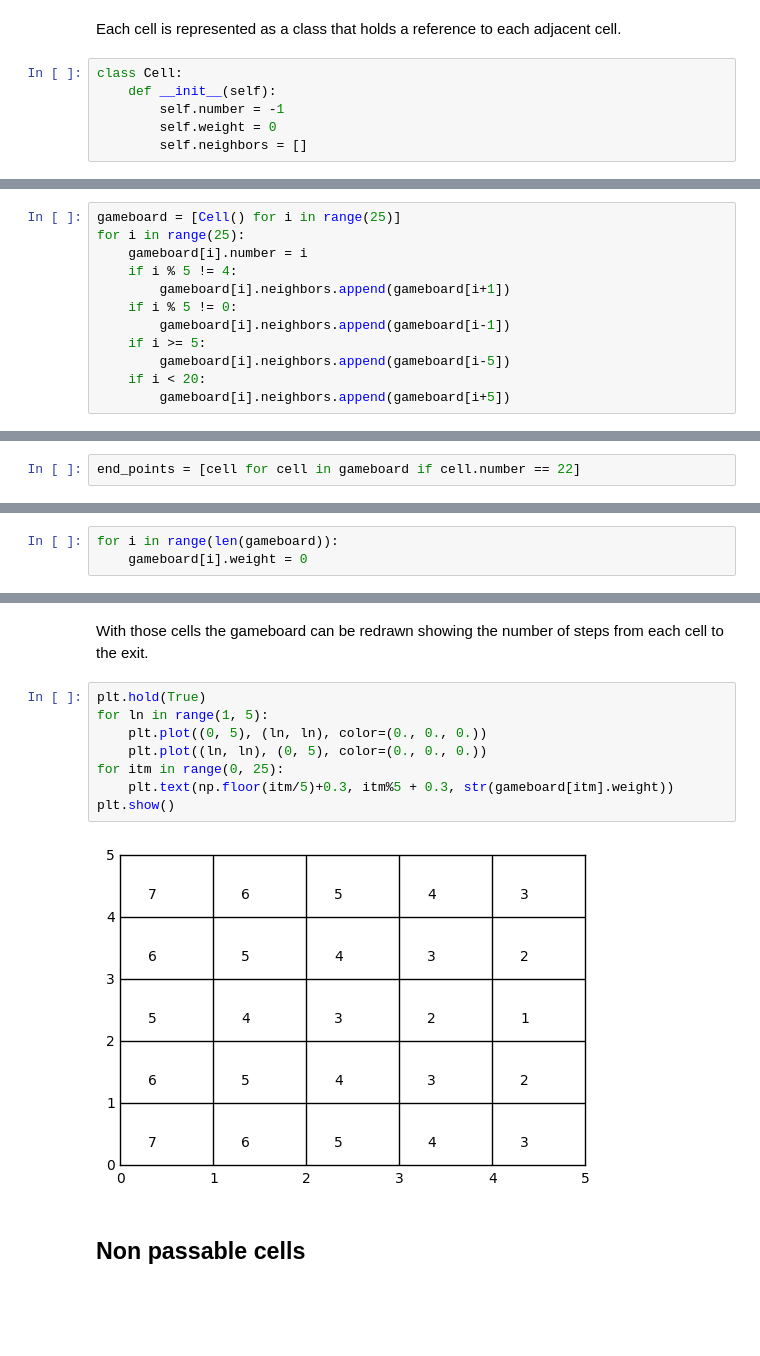
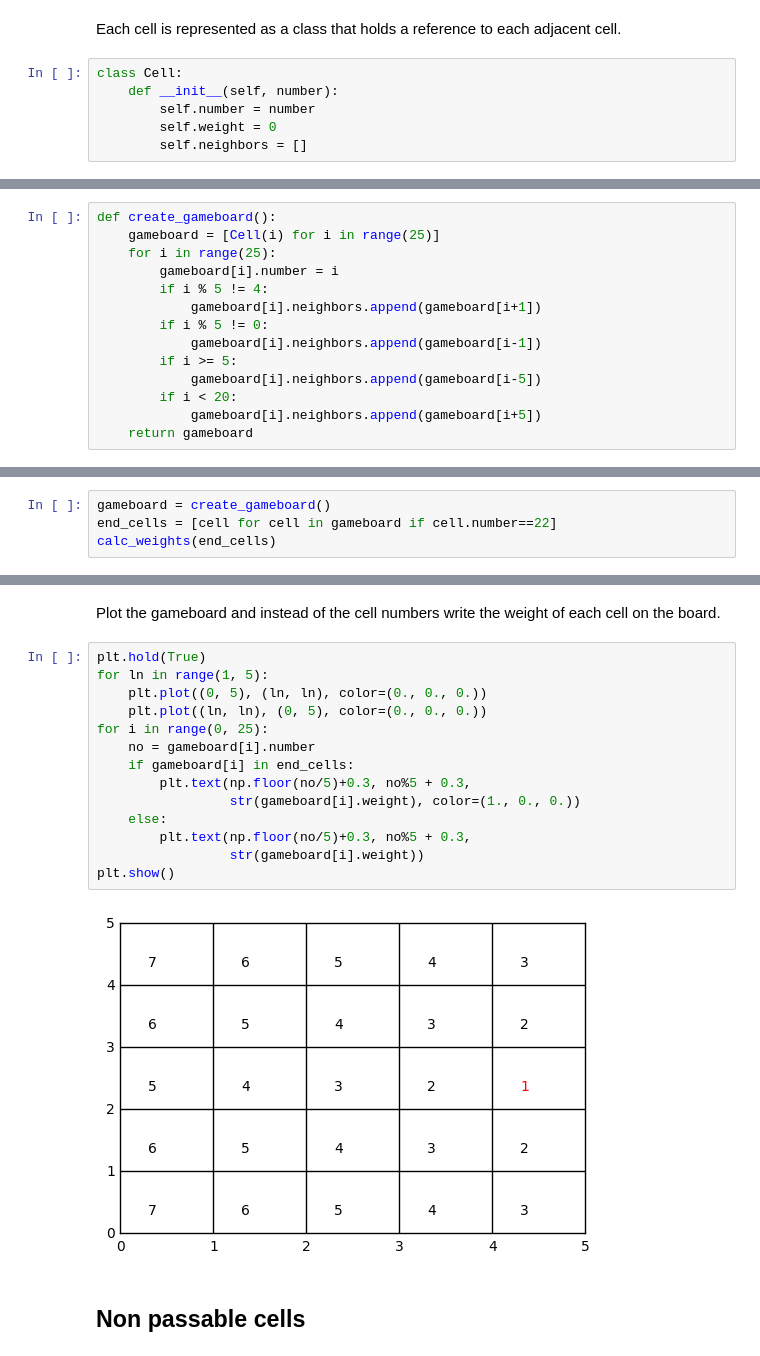
Before and after one commit to SvenMayer/notebooks, a Jupyter notebook: short_path.ipynb, the cells around one changed output, grey strips where cells are left out. Cells and saved outputs as stored; diff of their text form; blank space fills up the shorter version.

```diff
--- a/short_path.ipynb
+++ b/short_path.ipynb
@@ -23,7 +26,7 @@ Fields 24 is adjacent to the exit from the gameboard. Any horizontal step and an
 Each cell is represented as a class that holds a reference to each adjacent cell.
 # %%
 class Cell:
-    def __init__(self):
-        self.number = -1
+    def __init__(self, number):
+        self.number = number
         self.weight = 0
         self.neighbors = []
@@ -32,12 +35,14 @@ The gameboard is created by creating the cells and linking them.
 # %%
-gameboard = [Cell() for i in range(25)]
-for i in range(25):
-    gameboard[i].number = i
-    if i % 5 != 4:
-        gameboard[i].neighbors.append(gameboard[i+1])
-    if i % 5 != 0:
-        gameboard[i].neighbors.append(gameboard[i-1])
-    if i >= 5:
-        gameboard[i].neighbors.append(gameboard[i-5])
-    if i < 20:
-        gameboard[i].neighbors.append(gameboard[i+5])
+def create_gameboard():
+    gameboard = [Cell(i) for i in range(25)]
+    for i in range(25):
+        gameboard[i].number = i
+        if i % 5 != 4:
+            gameboard[i].neighbors.append(gameboard[i+1])
+        if i % 5 != 0:
+            gameboard[i].neighbors.append(gameboard[i-1])
+        if i >= 5:
+            gameboard[i].neighbors.append(gameboard[i-5])
+        if i < 20:
+            gameboard[i].neighbors.append(gameboard[i+5])
+    return gameboard
@@ -46,2 +66,4 @@ The end point is cell 22.
 # %%
-end_points = [cell for cell in gameboard if cell.number == 22]
+gameboard = create_gameboard()
+end_cells = [cell for cell in gameboard if cell.number==22]
+calc_weights(end_cells)
@@ -50,3 +69,0 @@ First all weights are zeroed.
-# %%
-for i in range(len(gameboard)):
-    gameboard[i].weight = 0
@@ -67,14 +70,20 @@ while len(current_cells):
-# %% [markdown]
-With those cells the gameboard can be redrawn showing the number of steps from each cell to the exit.
+# %% [markdown]
+Plot the gameboard and instead of the cell numbers write the weight of each cell on the board.
 # %%
 plt.hold(True)
 for ln in range(1, 5):
     plt.plot((0, 5), (ln, ln), color=(0., 0., 0.))
     plt.plot((ln, ln), (0, 5), color=(0., 0., 0.))
-for itm in range(0, 25):
-    plt.text(np.floor(itm/5)+0.3, itm%5 + 0.3, str(gameboard[itm].weight))
+for i in range(0, 25):
+    no = gameboard[i].number
+    if gameboard[i] in end_cells:
+        plt.text(np.floor(no/5)+0.3, no%5 + 0.3,
+                 str(gameboard[i].weight), color=(1., 0., 0.))
+    else:
+        plt.text(np.floor(no/5)+0.3, no%5 + 0.3,
+                 str(gameboard[i].weight))
 plt.show()
 # %% [output]
-[figure, old version]
+[figure, new version]
 # %% [markdown]
 ## Non passable cells
```
Also changed, not shown: parts of 32 cells of this notebook.
